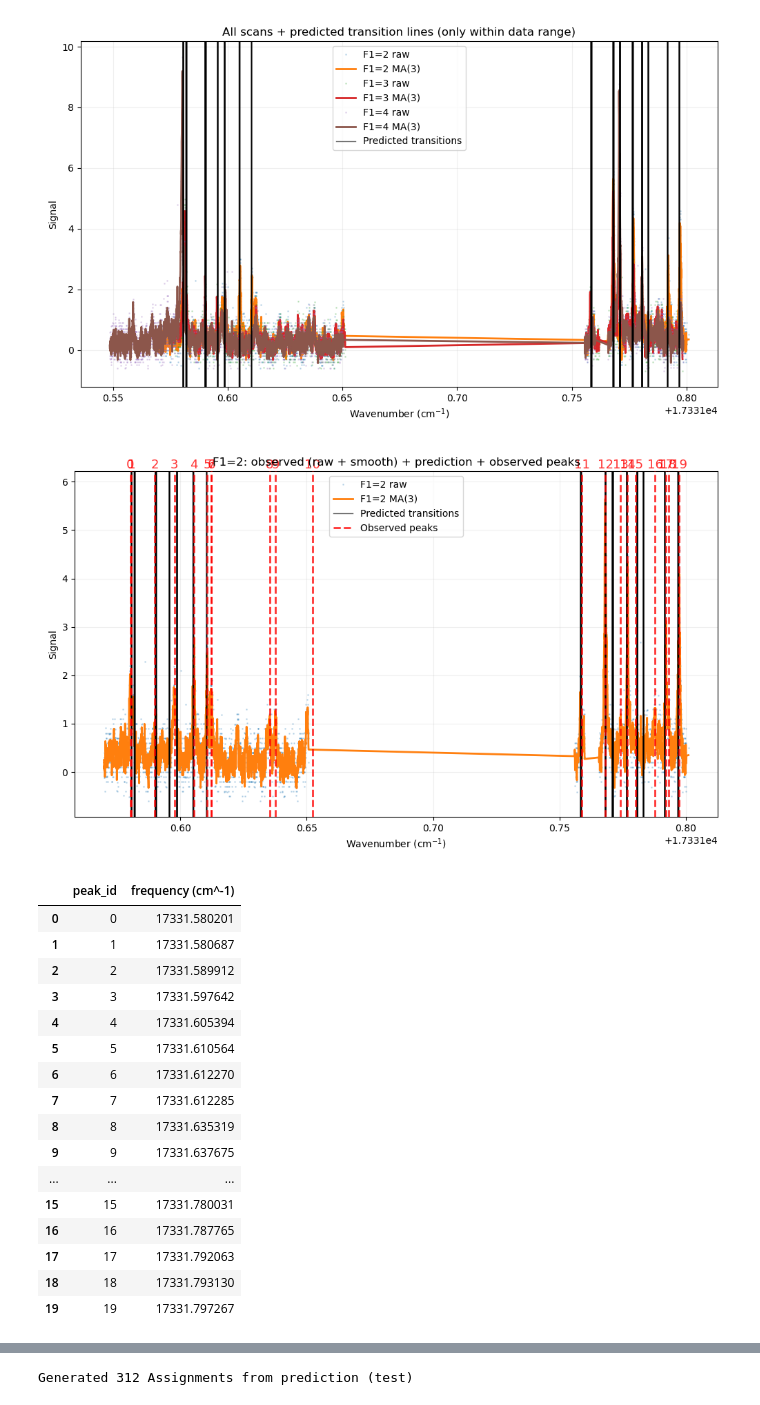
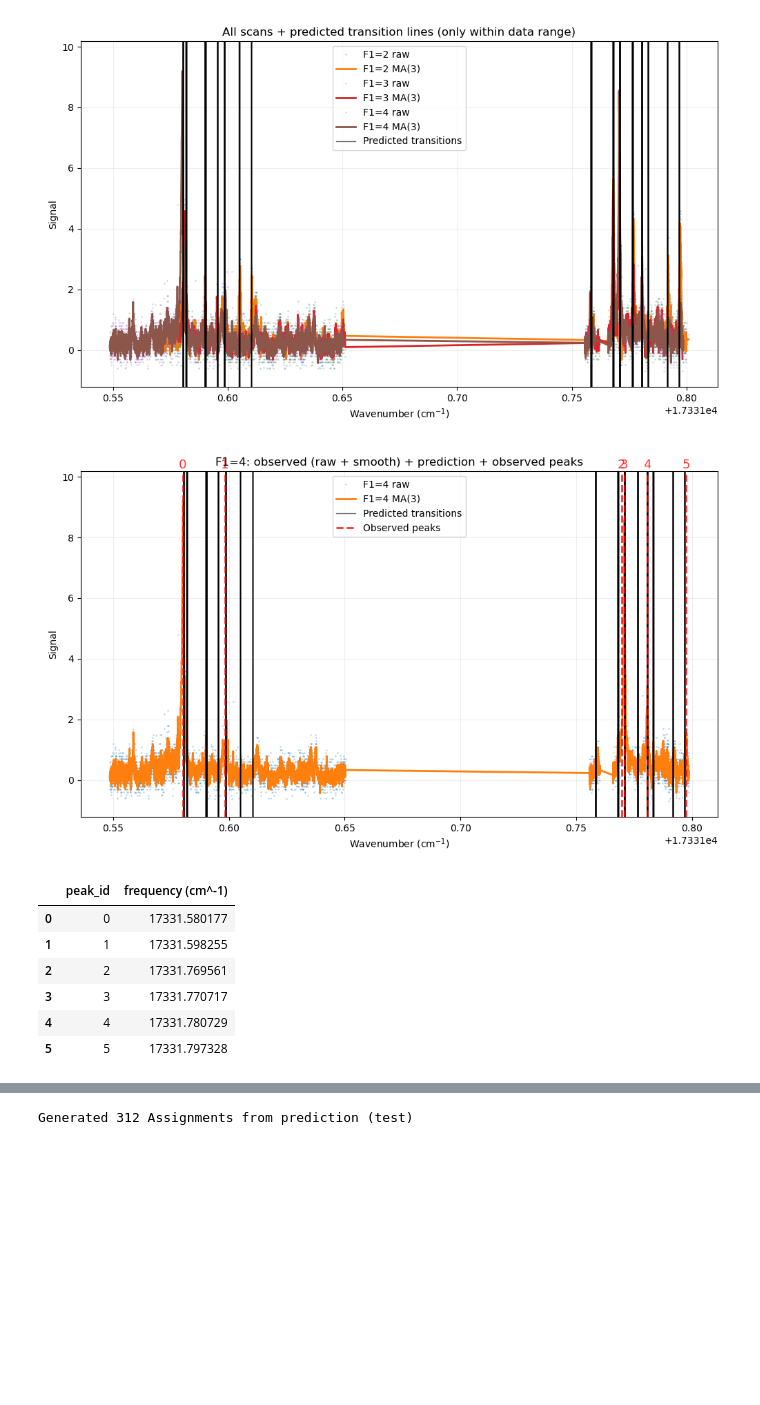
Before and after one commit to YuikiTakahashi/Molecule_spectrum_prediction, a Jupyter notebook: 173_prediction_Feb2026.ipynb, the cells around one changed output, grey strips where cells are left out. Saved outputs shown, nothing was run; the diff lists cells and outputs as text; code cells hidden in the pictures; blank space fills up the shorter version.

```diff
--- a/173_prediction_Feb2026.ipynb
+++ b/173_prediction_Feb2026.ipynb
@@ -2541,52 +2541,42 @@ plot_all_scans_with_predictions(
 Total allowed transitions: 312
 [figure]
 # %%
-F1_number = 'F1=2'
+F1_number = 'F1=4'
 observed_peaks = np.loadtxt('peaks_filtered_' + str(F1_number) + '.txt')
 
 # Same plot as cell 33 but filtered to F1_number and with observed peaks overlaid
 _pred_df = transitions_df if "transitions_df" in globals() else None
 plot_all_scans_with_predictions(
     "all_scans_sorted.csv",
     transitions_df=_pred_df,
     unit_hint="auto",
     window=3,
     only_pumping=[F1_number],
     plot_raw=True,
     alpha_raw=0.2,
     marker_size=2,
     line_color="black",
     line_alpha=0.6,
     line_width=1.0,
     title=f"{F1_number}: observed (raw + smooth) + prediction + observed peaks",
     hover_predicted=True,
     observed_peaks=observed_peaks,
     observed_peaks_color="red",
     observed_peaks_alpha=0.8,
     observed_peaks_linestyle="--",
 )
 
 # Table of peak ID and frequency
 obs_flat = np.atleast_1d(np.asarray(observed_peaks, dtype=float)).flatten()
 obs_valid = obs_flat[np.isfinite(obs_flat)]
 observed_peaks_df = pd.DataFrame({"peak_id": np.arange(len(obs_valid)), "frequency (cm^-1)": obs_valid})
 display(observed_peaks_df)
 # %% [output]
-[figure, old version]
+[figure, new version]
 |  | peak_id | frequency (cm^-1) |
-| 0 | 0 | 17331.580201 |
-| 1 | 1 | 17331.580687 |
-| 2 | 2 | 17331.589912 |
-| 3 | 3 | 17331.597642 |
-| 4 | 4 | 17331.605394 |
-| 5 | 5 | 17331.610564 |
-| 6 | 6 | 17331.612270 |
-| 7 | 7 | 17331.612285 |
-| 8 | 8 | 17331.635319 |
-| 9 | 9 | 17331.637675 |
-| ... | ... | ... |
-| 15 | 15 | 17331.780031 |
-| 16 | 16 | 17331.787765 |
-| 17 | 17 | 17331.792063 |
-| 18 | 18 | 17331.793130 |
-| 19 | 19 | 17331.797267 |
+| 0 | 0 | 17331.580177 |
+| 1 | 1 | 17331.598255 |
+| 2 | 2 | 17331.769561 |
+| 3 | 3 | 17331.770717 |
+| 4 | 4 | 17331.780729 |
+| 5 | 5 | 17331.797328 |
```
Also changed, not shown: parts of 1 cell of this notebook, 5 other files.
